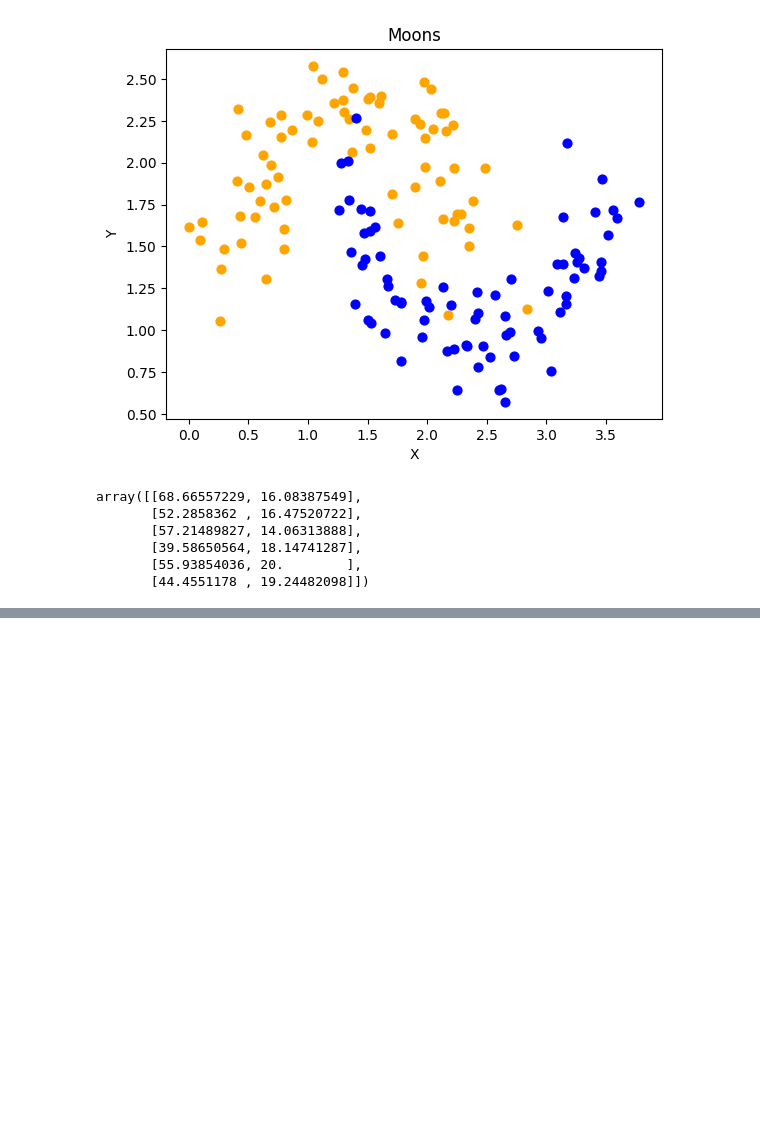
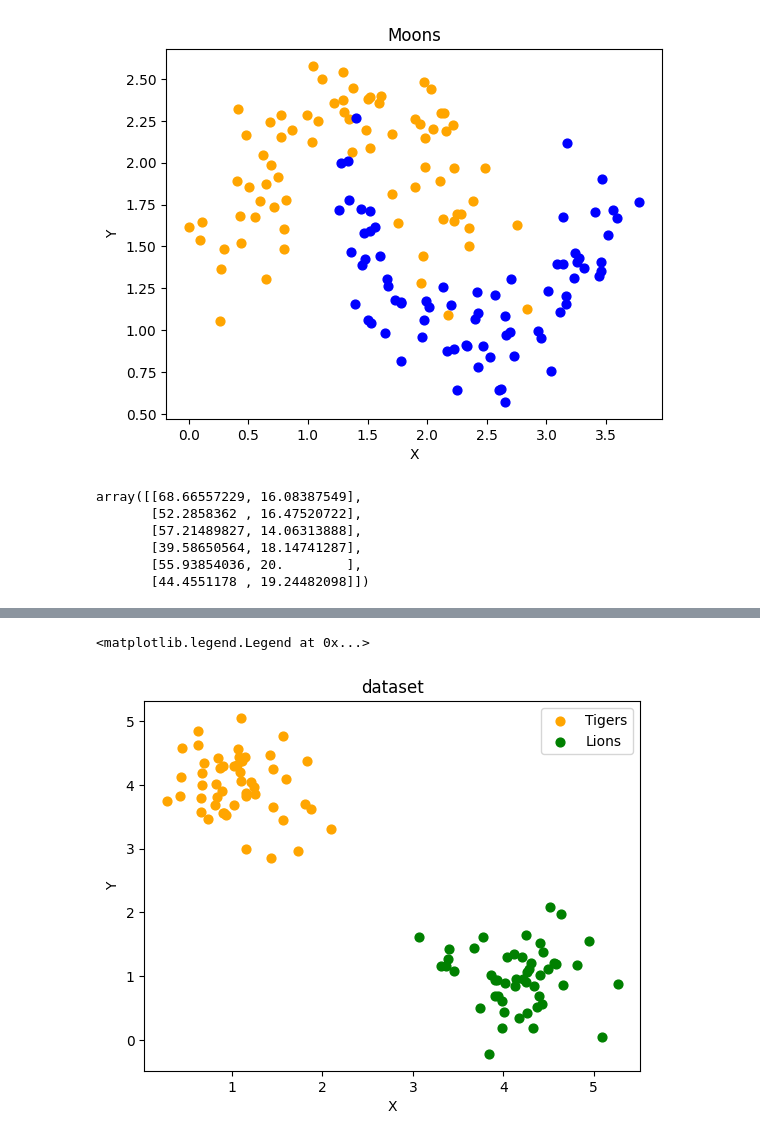
Before and after one commit to harmkenn/Python-Workbooks, a Jupyter notebook: python-course.eu/F_PC06_ArtificialData.ipynb, the cells around one changed output, grey strips where cells are left out. Saved outputs shown, nothing was run; the diff lists cells and outputs as text; code cells hidden in the pictures; blank space fills up the shorter version.

```diff
--- a/python-course.eu/F_PC06_ArtificialData.ipynb
+++ b/python-course.eu/F_PC06_ArtificialData.ipynb
@@ -390,0 +522,25 @@ array([[68.66557229, 16.08387549],
+# %%
+# solution to exercise1 graph
+data, labels = make_blobs(n_samples=100,
+                            cluster_std = 0.5,
+                            centers=[[1, 4] ,[4, 1]],
+                            random_state=1)
+
+fig, ax = plt.subplots()
+
+colours = ["orange", "green"]
+label_name = ["Tigers", "Lions"]
+for label in range(0, 2):
+    ax.scatter(data[labels==label, 0], data[labels==label, 1],
+               c=colours[label], s=40, label=label_name[label])
+
+
+ax.set(xlabel='X',
+       ylabel='Y',
+       title='dataset')
+
+
+ax.legend(loc='upper right')
+# %% [output]
+<matplotlib.legend.Legend at 0x...>
+[figure, added]
```
Also changed, not shown: parts of 7 cells of this notebook.
